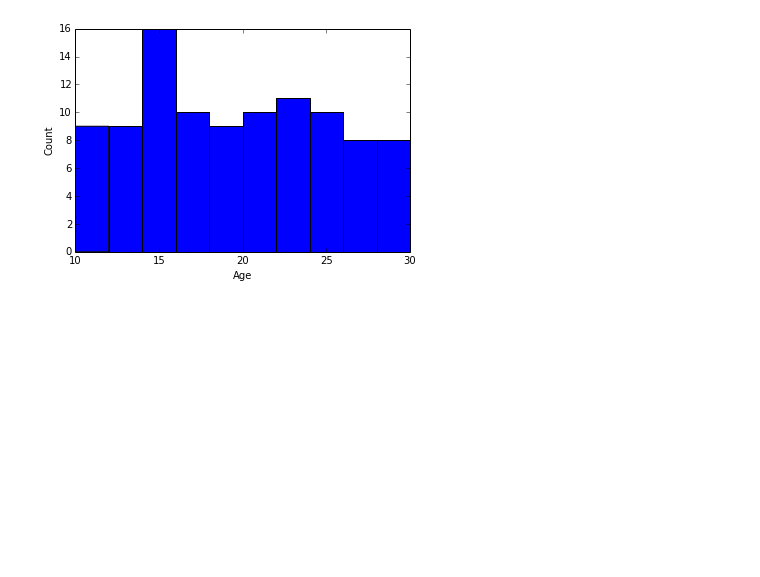
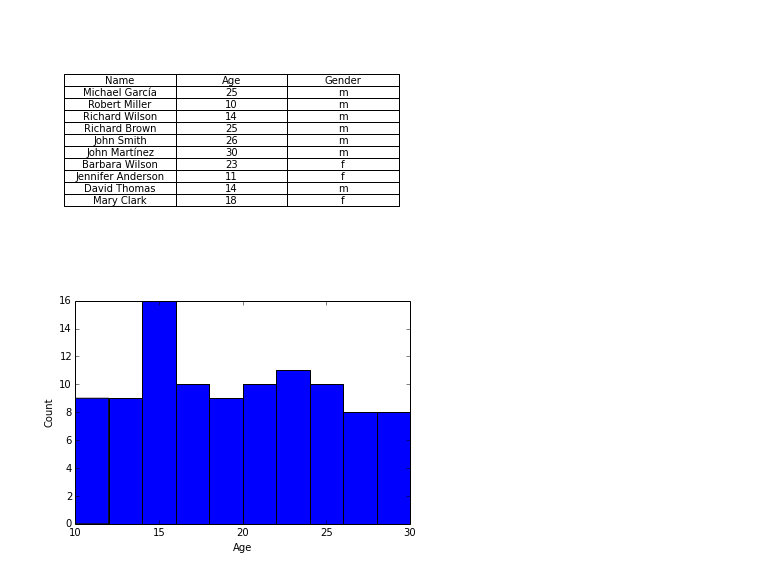
Before and after one commit to zahanm/abtest-learn, a Jupyter notebook: lib/analysis.ipynb, the cells around one changed output. Saved outputs shown, nothing was run; the diff lists cells and outputs as text; code cells hidden in the pictures; blank space fills up the shorter version.

Commit message:
Show raw people table info

```diff
--- a/lib/analysis.ipynb
+++ b/lib/analysis.ipynb
@@ -4,6 +4,12 @@ import matplotlib.pyplot as plt
 import numpy as np
 from tools import Analysis
 a = Analysis()
+# %%
+t = plt.table(cellText=a.raw_names_ages_gender(10), colLabels=['Name', 'Age', 'Gender'], loc='center', cellLoc='center')
+plt.axis('off')
+plt.show()
+# %% [output]
+[figure, added]
 # %%
 n, bins, patches = plt.hist(a.raw_ages())
 plt.xlabel('Age')
```
Also changed, not shown: parts of 1 cell of this notebook, 1 other file.
